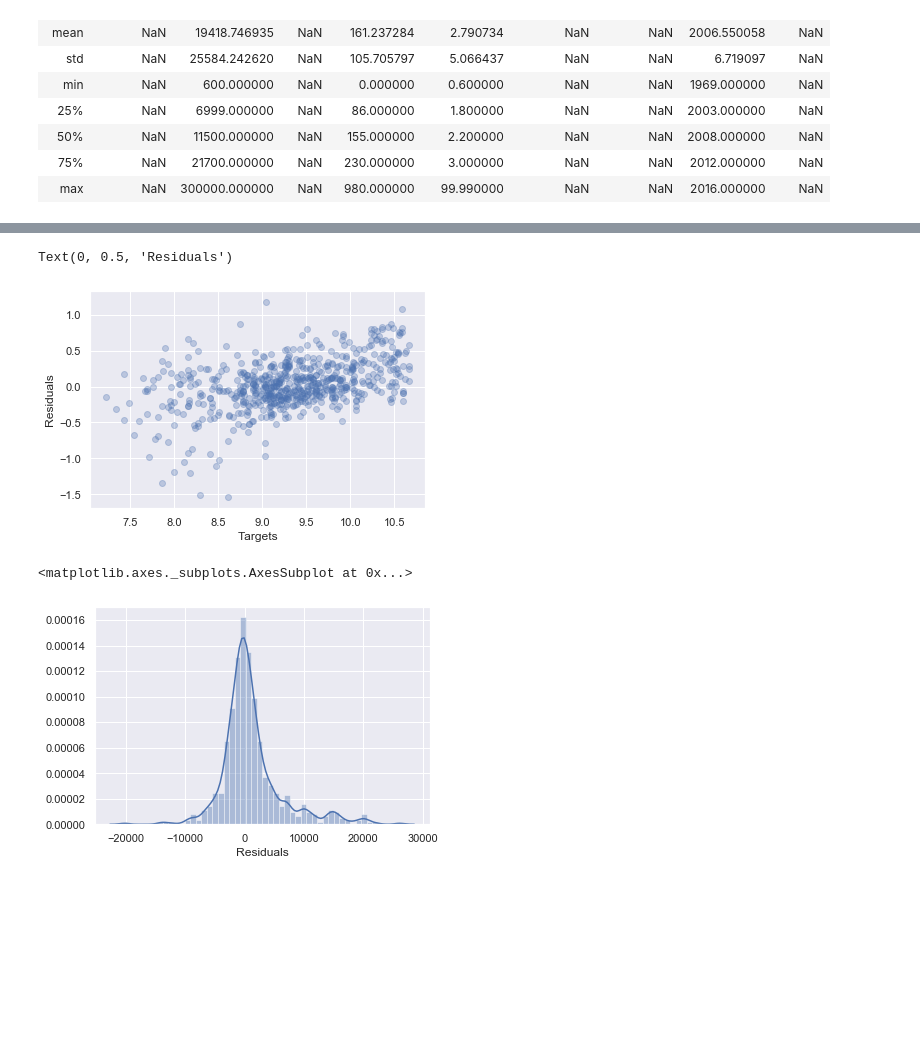
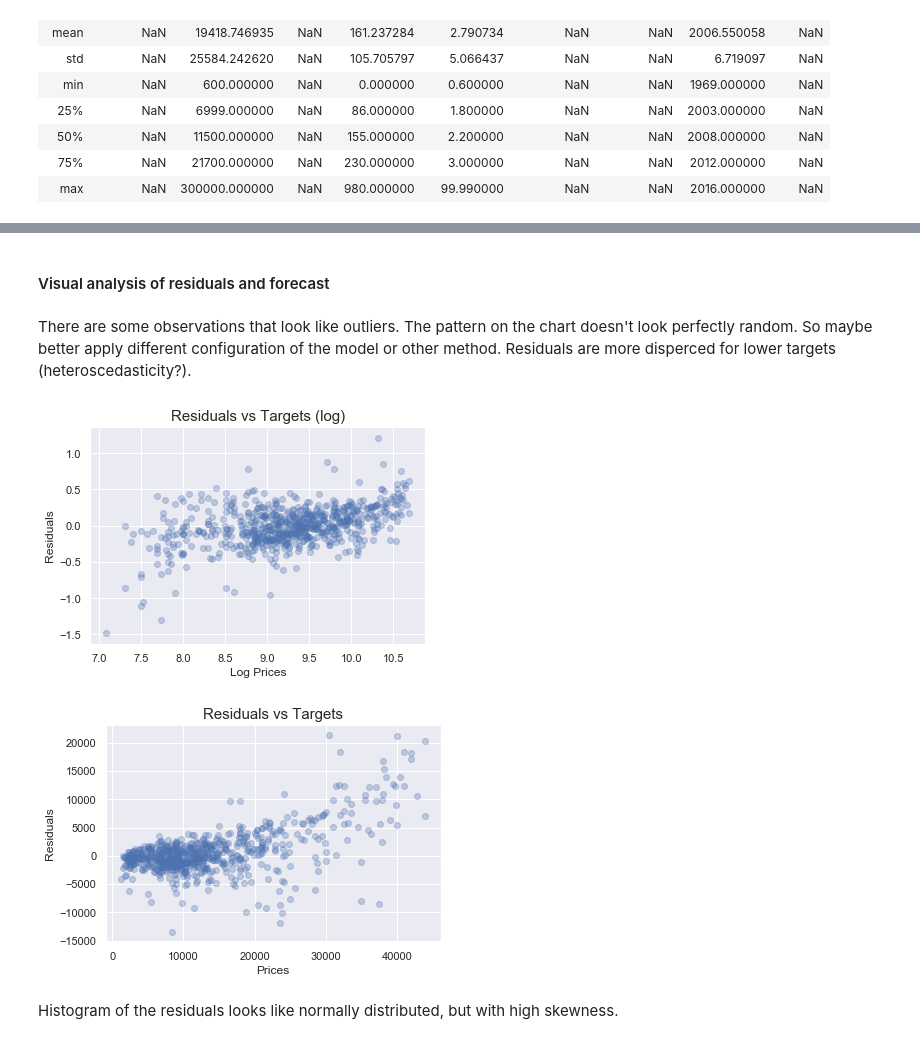
Before and after one commit to fivkat/Car_price_prediction, a Jupyter notebook: Car_price_prediction.ipynb, the cells around one changed output, grey strips where cells are left out. Drawn from its saved outputs; the diff is of its cells as text; code cells hidden in the pictures; blank space fills up the shorter version.

Commit message:
The model with the best results, comments added.

```diff
--- a/Car_price_prediction.ipynb
+++ b/Car_price_prediction.ipynb
@@ -503,3 +463,6 @@ X_train_final.head()
-# %%
-X_train_final=X_train[X_train_final.columns]
-X_test_final=X_test[X_train_final.columns]
+# %%
+X_train_final=X_train.loc[:,X_train_final.columns]
+X_train_final.loc[:,'Registration']=X_train_final.loc[:,'Registration'].astype('str')
+
+X_test_final=X_test.loc[:,X_train_final.columns]
+X_test_final.loc[:,'Registration']=X_test_final.loc[:,'Registration'].astype('str')
@@ -506,7 +471,5 @@ X_test_final=X_test[X_train_final.columns]
 # %%
-X_train_final['Registration']=X_train_final['Registration'].astype('str')
-
-X_train_transformed_final=numerical_preprocessor(X_train_final)
+X_train_transformed_final=numerical_preprocessor(X_train_final,X_train_final)
 X_train_transformed_final=big_categorical_preprocessor(X_train_transformed_final,y_train)
 
 
@@ -552,2 +509,0 @@ Warnings:
-# %%
-X_test_final['Registration']=X_test_final['Registration'].astype('str')
@@ -619,14 +579,20 @@ results.describe()
+# %% [markdown]
+#### Visual analysis of residuals and forecast
+# %% [markdown]
+There are some observations that look like outliers. The pattern on the chart doesn't look perfectly random. So maybe better apply different configuration of the model or other method. Residuals are more disperced for lower targets (heteroscedasticity?).
 # %%
 plt.scatter(np.log(results['Target']),np.log(results['Target'])-np.log(results['Prediction']),alpha=0.3)
-# plt.scatter(results['Target'],results['Residuals'],alpha=0.3)
-plt.xlabel('Targets',size=12)
-plt.xlabel('Targets',size=12)
+plt.xlabel('Log Prices',size=12)
 plt.ylabel('Residuals',size=12)
+plt.title('Residuals vs Targets (log)',size=15);
 # %% [output]
-Text(0, 0.5, 'Residuals')
-[figure, old version]
+[figure, new version]
-# %%
-sns.distplot(results['Residuals'])
-# %% [output]
-<matplotlib.axes._subplots.AxesSubplot at 0x...>
-[figure, removed]
+# %%
+plt.scatter(results['Target'],results['Residuals'],alpha=0.3)
+plt.xlabel('Prices',size=12)
+plt.ylabel('Residuals',size=12)
+plt.title('Residuals vs Targets',size=15);
+# %% [output]
+[figure, added]
+# %% [markdown]
+Histogram of the residuals looks like normally distributed, but with high skewness.
```
Also changed, not shown: parts of 61 cells of this notebook.
